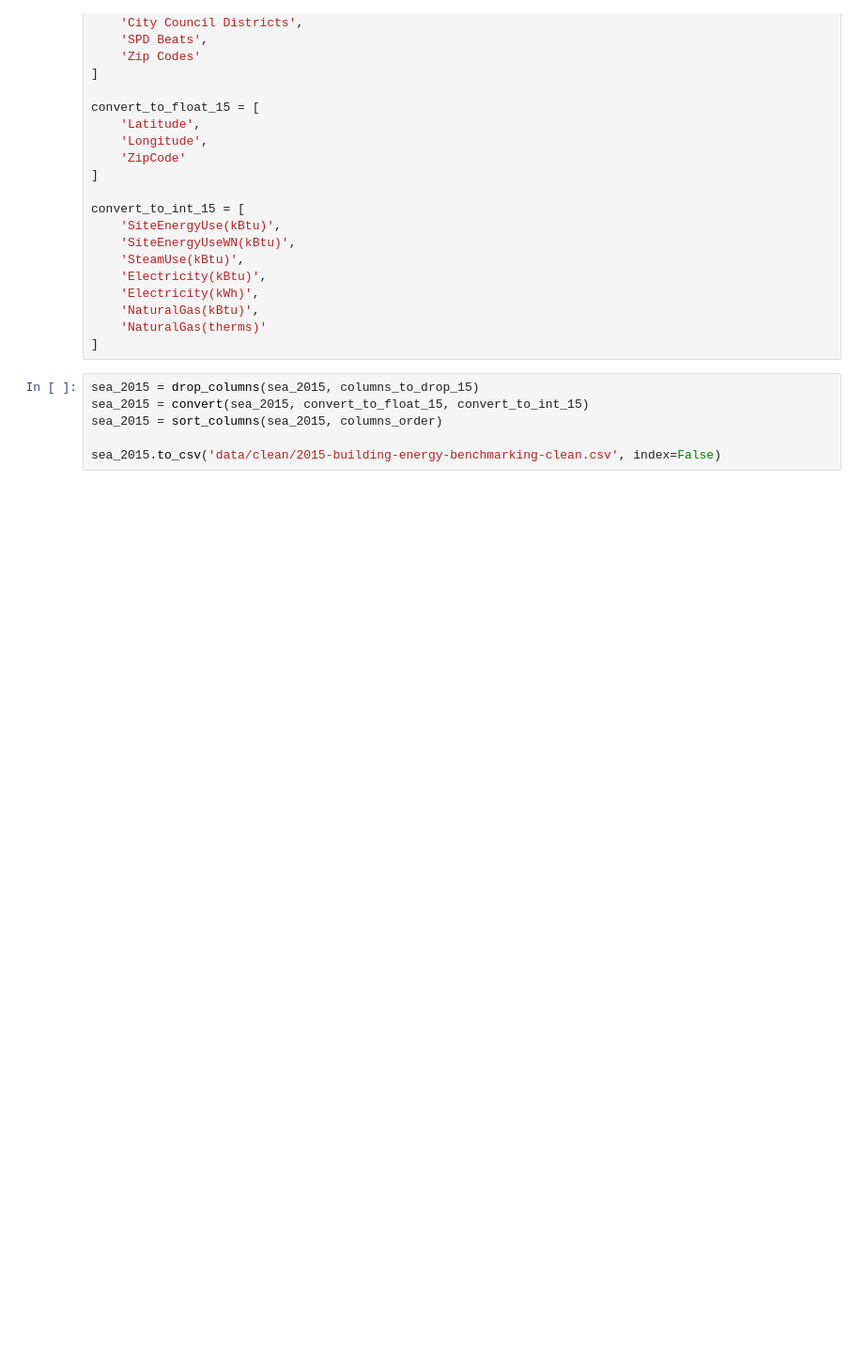
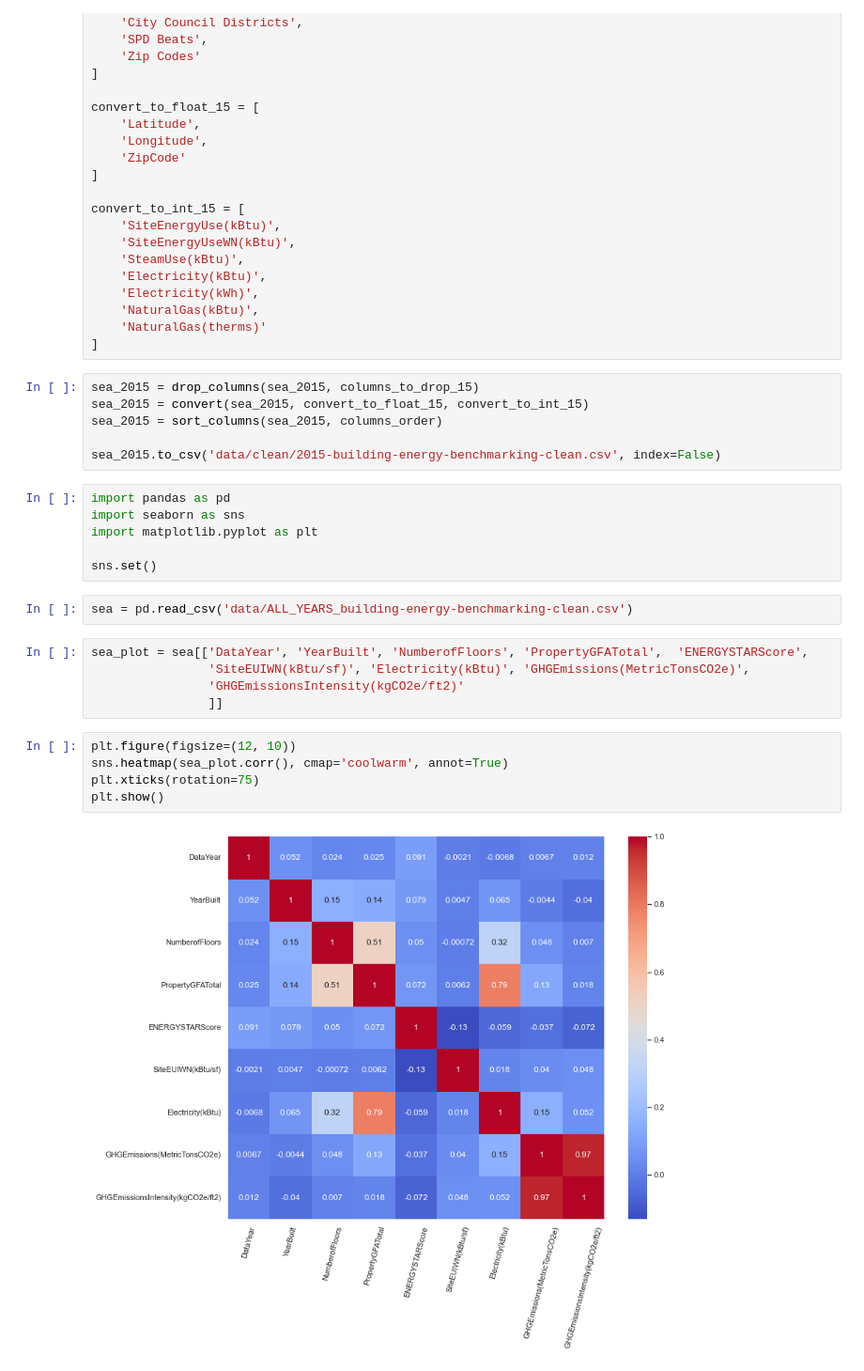
Before and after one commit to pawellachowski777/Seattle-Building-Energy-Benchmarking, a Jupyter notebook: pawel.ipynb, the cells around one changed output. Shown at 94% size. Saved outputs shown, nothing was run; the diff lists cells and outputs as text; blank space fills up the shorter version.

Commit message:
data

```diff
--- a/pawel.ipynb
+++ b/pawel.ipynb
@@ -236,3 +236,23 @@ sea_2015 = convert(sea_2015, convert_to_float_15, convert_to_int_15)
 sea_2015 = sort_columns(sea_2015, columns_order)
 
 sea_2015.to_csv('data/clean/2015-building-energy-benchmarking-clean.csv', index=False)
+# %%
+import pandas as pd
+import seaborn as sns
+import matplotlib.pyplot as plt
+
+sns.set()
+# %%
+sea = pd.read_csv('data/ALL_YEARS_building-energy-benchmarking-clean.csv')
+# %%
+sea_plot = sea[['DataYear', 'YearBuilt', 'NumberofFloors', 'PropertyGFATotal',  'ENERGYSTARScore',
+                'SiteEUIWN(kBtu/sf)', 'Electricity(kBtu)', 'GHGEmissions(MetricTonsCO2e)',
+                'GHGEmissionsIntensity(kgCO2e/ft2)'
+                ]]
+# %%
+plt.figure(figsize=(12, 10))
+sns.heatmap(sea_plot.corr(), cmap='coolwarm', annot=True)
+plt.xticks(rotation=75)
+plt.show()
+# %% [output]
+[figure, added]
```
Also changed, not shown: 2 other files.
